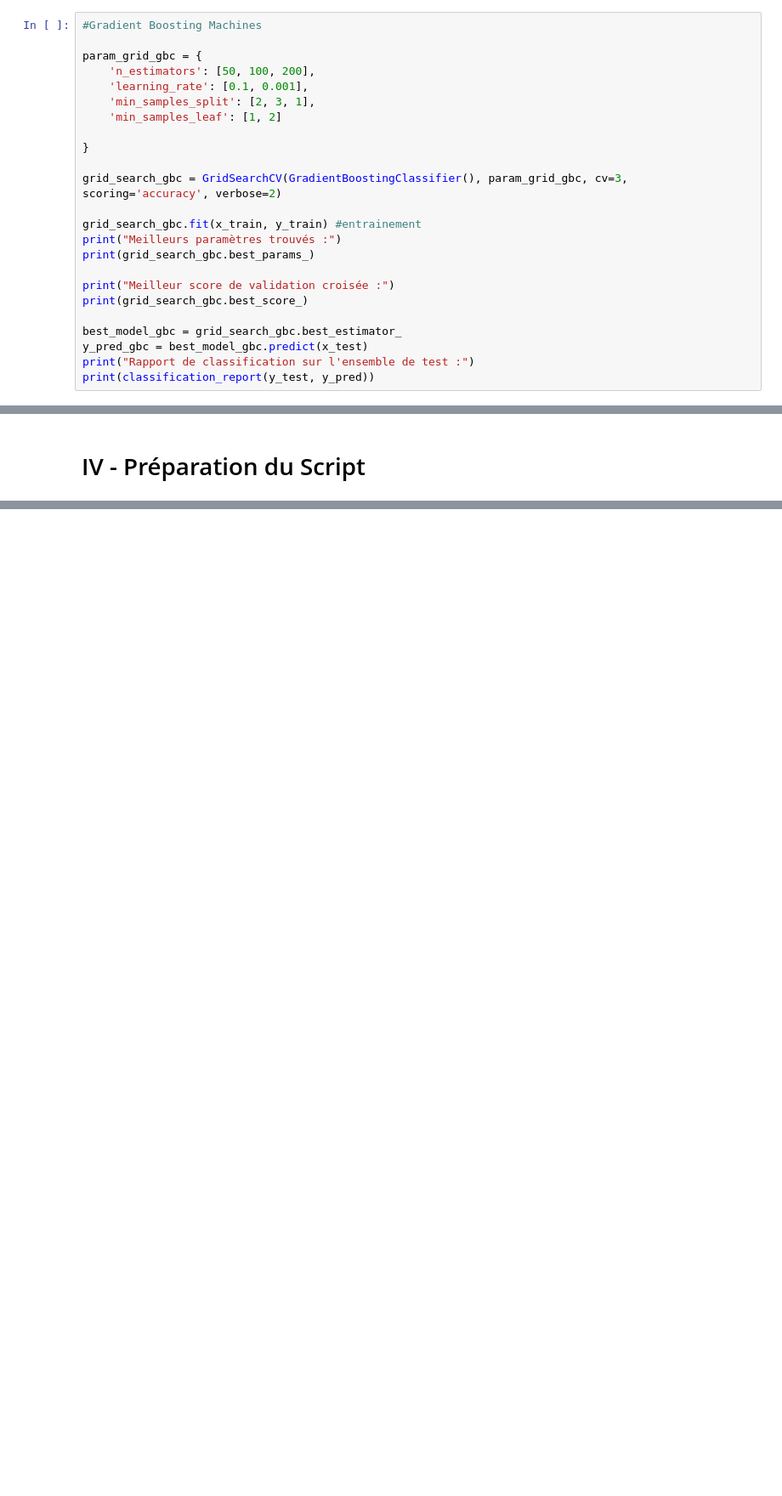
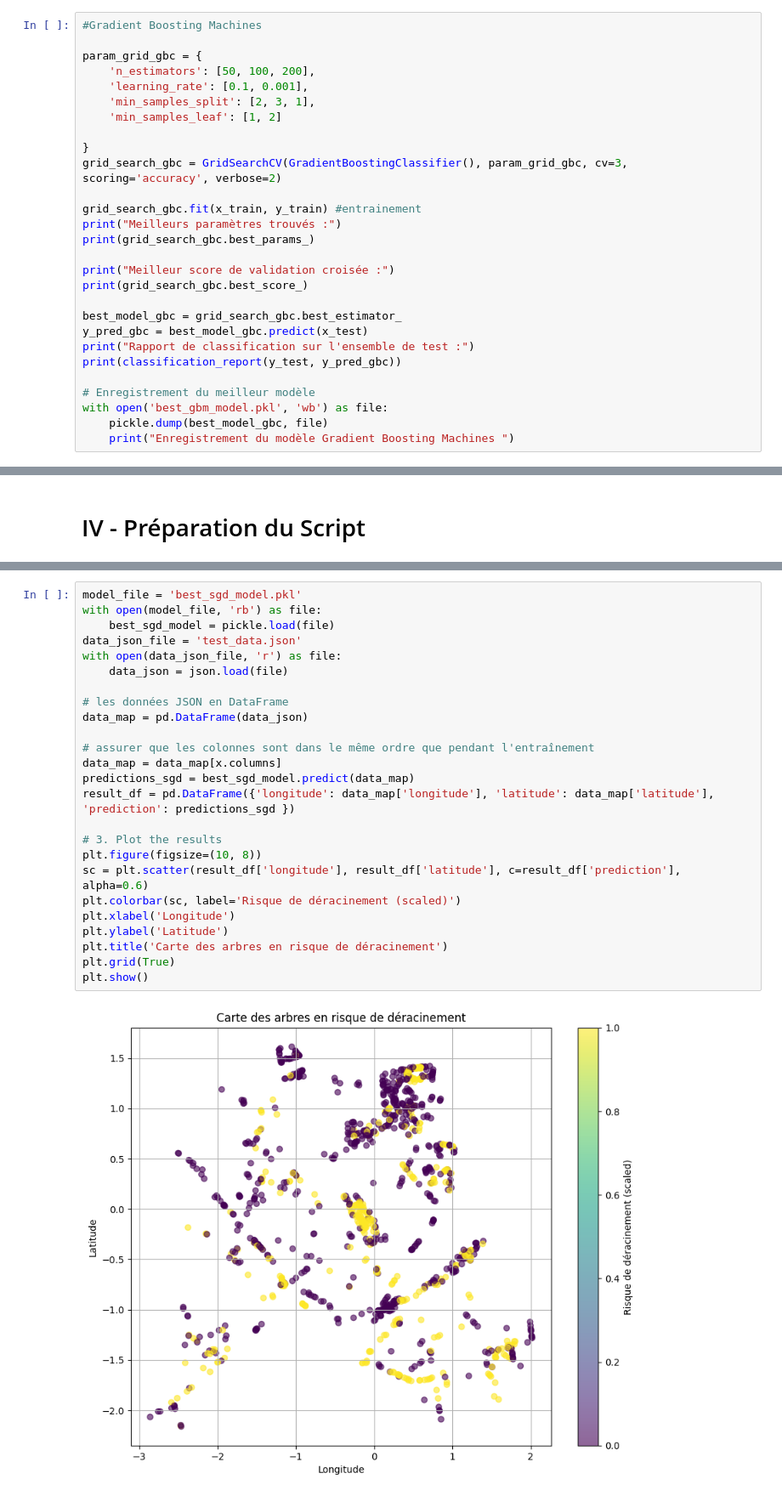
Before and after one commit to joelmw24/ProjetIA, a Jupyter notebook: besoin3.ipynb, the cells around one changed output, grey strips where cells are left out. Shown: that part at 85% size. Drawn from its saved outputs; the diff is of its cells as text; blank space fills up the shorter version.

```diff
--- a/besoin3.ipynb
+++ b/besoin3.ipynb
@@ -441,7 +414,6 @@ param_grid_gbc = {
     'min_samples_leaf': [1, 2]
 
 }
-
 grid_search_gbc = GridSearchCV(GradientBoostingClassifier(), param_grid_gbc, cv=3, scoring='accuracy', verbose=2)
 
 grid_search_gbc.fit(x_train, y_train) #entrainement
@@ -454,6 +426,11 @@ print(grid_search_gbc.best_score_)
 best_model_gbc = grid_search_gbc.best_estimator_
 y_pred_gbc = best_model_gbc.predict(x_test)
 print("Rapport de classification sur l'ensemble de test :")
-print(classification_report(y_test, y_pred))
+print(classification_report(y_test, y_pred_gbc))
+
+# Enregistrement du meilleur modèle
+with open('best_gbm_model.pkl', 'wb') as file:
+    pickle.dump(best_model_gbc, file)
+    print("Enregistrement du modèle Gradient Boosting Machines ")
 # %% [output]
 Fitting 3 folds for each of 36 candidates, totalling 108 fits
@@ -584,0 +623,27 @@ afficher_arbres_risques(df)
+# %%
+model_file = 'best_sgd_model.pkl'
+with open(model_file, 'rb') as file:
+    best_sgd_model = pickle.load(file)
+data_json_file = 'test_data.json'
+with open(data_json_file, 'r') as file:
+    data_json = json.load(file)
+
+# les données JSON en DataFrame
+data_map = pd.DataFrame(data_json)
+
+# assurer que les colonnes sont dans le même ordre que pendant l'entraînement
+data_map = data_map[x.columns]
+predictions_sgd = best_sgd_model.predict(data_map)
+result_df = pd.DataFrame({'longitude': data_map['longitude'], 'latitude': data_map['latitude'], 'prediction': predictions_sgd })
+
+# 3. Plot the results
+plt.figure(figsize=(10, 8))
+sc = plt.scatter(result_df['longitude'], result_df['latitude'], c=result_df['prediction'], alpha=0.6)
+plt.colorbar(sc, label='Risque de déracinement (scaled)')
+plt.xlabel('Longitude')
+plt.ylabel('Latitude')
+plt.title('Carte des arbres en risque de déracinement')
+plt.grid(True)
+plt.show()
+# %% [output]
+[figure, added]
```
Also changed, not shown: parts of 21 cells of this notebook, 9 other files.
